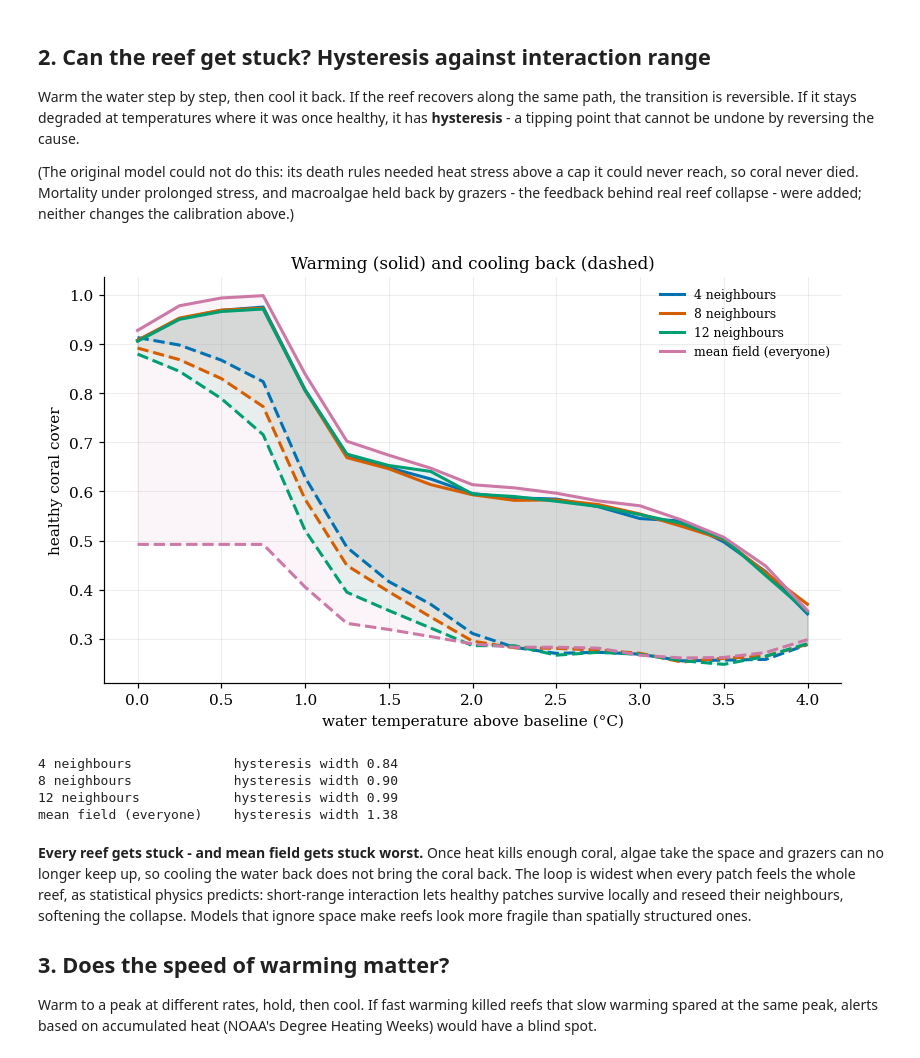
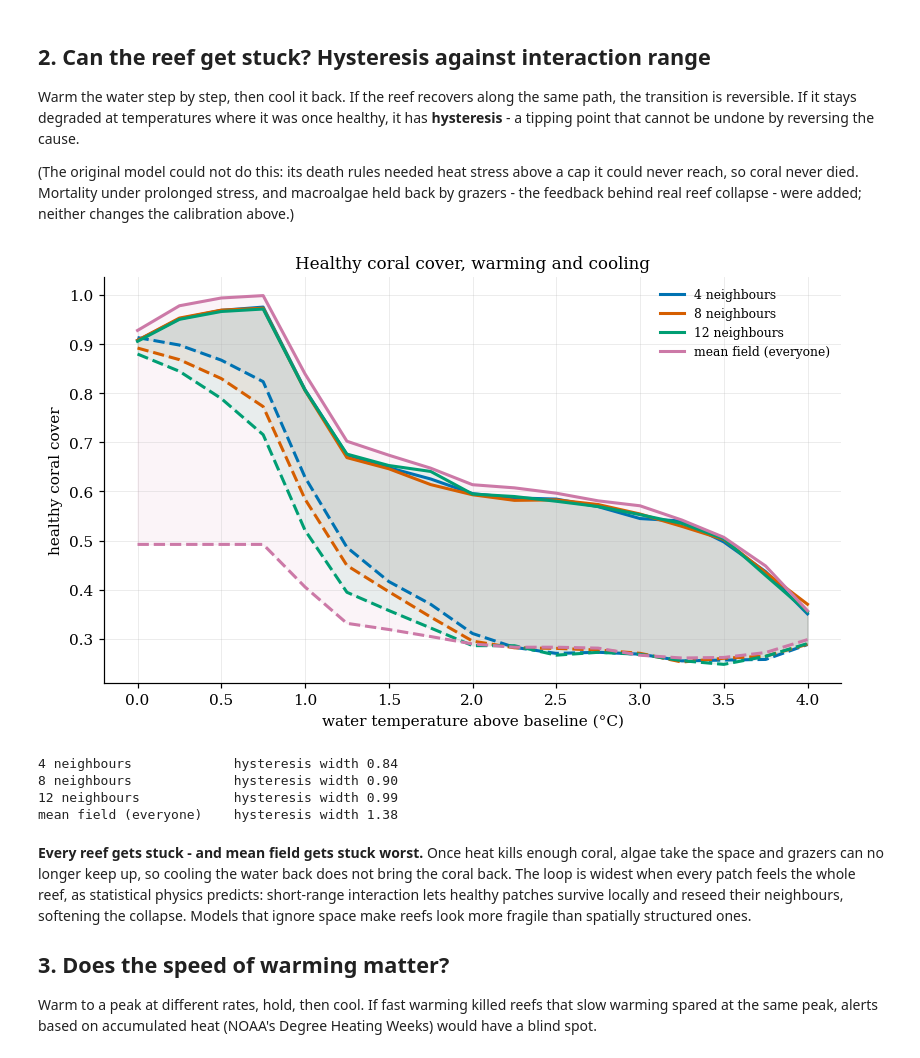
Before and after one commit to kevingrainger/Portfolio, a Jupyter notebook: 001-coral-reef-tipping-points/coral_potts.ipynb, the cells around one changed output. Drawn from its saved outputs; the diff is of its cells as text; code cells hidden in the pictures.

```diff
--- a/001-coral-reef-tipping-points/coral_potts.ipynb
+++ b/001-coral-reef-tipping-points/coral_potts.ipynb
@@ -67,29 +67,29 @@ changes the calibration above.)
 # %%
 anomalies = np.round(np.arange(0, 4.01, 0.25), 2)
 ranges = {'4 neighbours': 'nn1', '8 neighbours': 'nn2', '12 neighbours': 'nn3', 'mean field (everyone)': 'meanfield'}
 loops = {}
 for label, nb in ranges.items():
     ups, downs = zip(*[cm.hysteresis(anomalies, sweeps=60, neighbourhood=nb, seed=k) for k in range(3)])
     loops[label] = (np.mean(ups, 0), np.mean(downs, 0))
 
 fig, ax = plt.subplots(figsize=(7.5, 4.6))
 for (label, (up, down)), colour in zip(loops.items(), figstyle.PALETTE):
     ax.plot(anomalies, up, '-', color=colour, lw=2, label=label)
     ax.plot(anomalies, down, '--', color=colour, lw=2)
     ax.fill_between(anomalies, down, up, color=colour, alpha=0.08)
 ax.set_xlabel('water temperature above baseline (°C)')
 ax.set_ylabel('healthy coral cover')
-ax.set_title('Warming (solid) and cooling back (dashed)')
+ax.set_title('Healthy coral cover, warming and cooling')
 ax.legend(fontsize=8)
 fig.tight_layout()
 figstyle.save(fig, 'figures/hero')
 plt.show()
 
 widths = {label: np.trapezoid(np.abs(up - down), anomalies) for label, (up, down) in loops.items()}
 for label, w in widths.items():
     print(f"{label:24s} hysteresis width {w:.2f}")
 # %% [output]
-[figure, old version]
+[figure, new version]
 4 neighbours             hysteresis width 0.84
 8 neighbours             hysteresis width 0.90
 12 neighbours            hysteresis width 0.99
```
Also changed, not shown: parts of 3 cells of this notebook, 49 other files.
